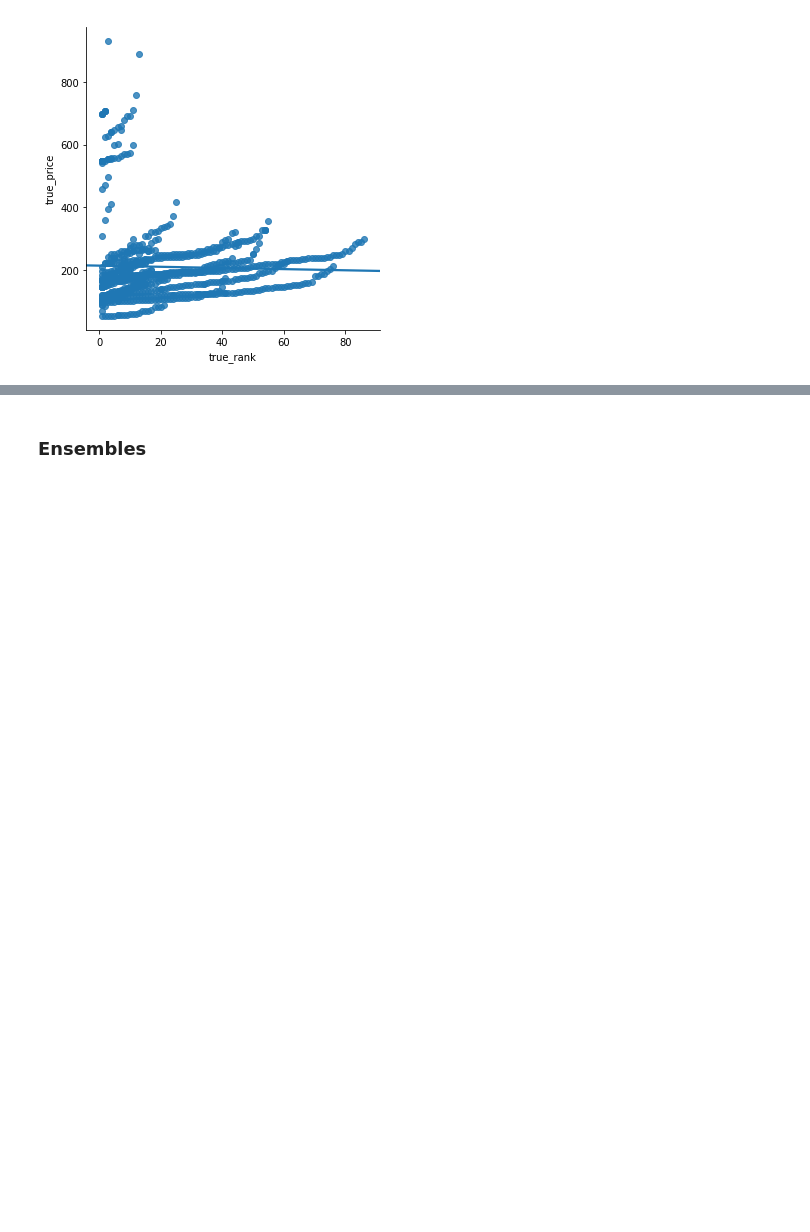
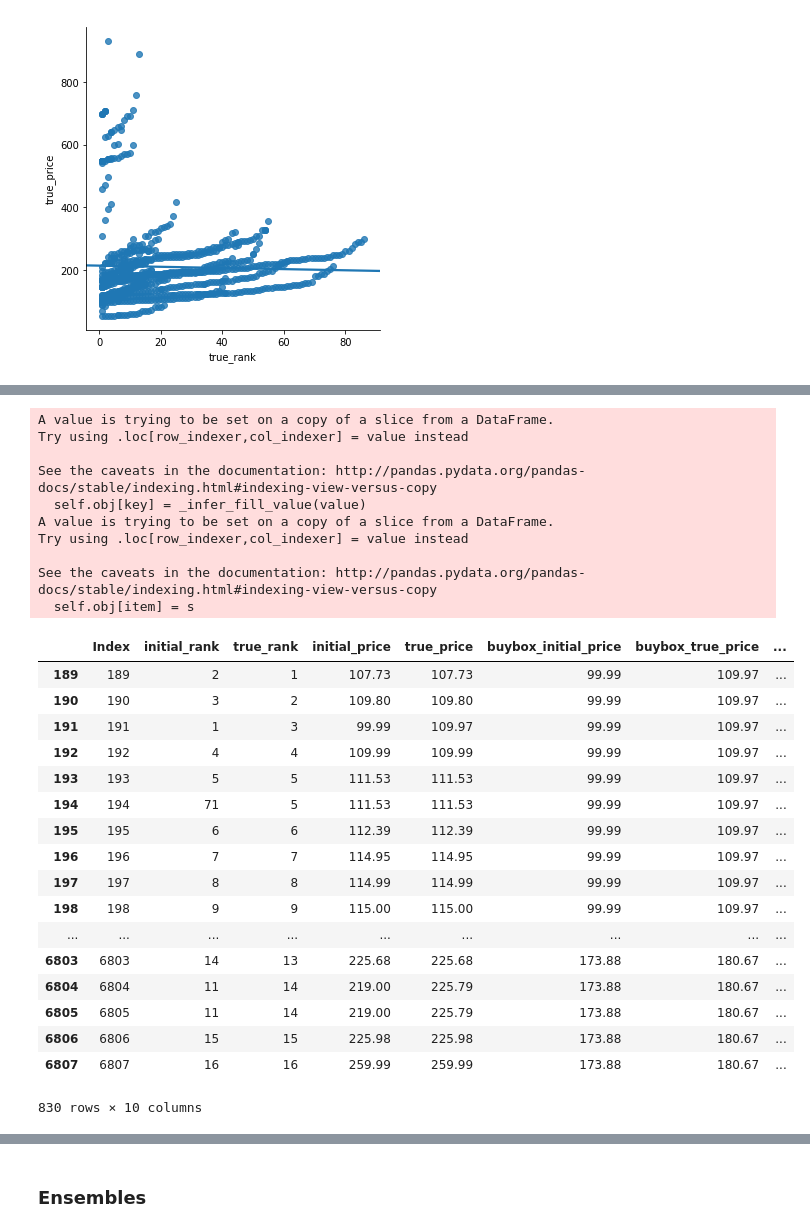
Before and after one commit to Adduuuci/master_project_final, a Jupyter notebook: ga_final_project_final.ipynb, the cells around one changed output, grey strips where cells are left out. Drawn from its saved outputs; the diff is of its cells as text; code cells hidden in the pictures; blank space fills up the shorter version.

```diff
--- a/ga_final_project_part5 test.ipynb
+++ b/ga_final_project_final.ipynb
@@ -770,0 +818,33 @@ sns.lmplot(x='true_price', y='bb_vtype', data=test1, ci=None);
+# %%
+# Compare fitted values to actual
+test1.loc[:, 'predictions'] = lr_rankprice.predict(X)
+test1
+# %% [output]
+A value is trying to be set on a copy of a slice from a DataFrame.
+Try using .loc[row_indexer,col_indexer] = value instead
+
+See the caveats in the documentation: http://pandas.pydata.org/pandas-docs/stable/indexing.html#indexing-view-versus-copy
+  self.obj[key] = _infer_fill_value(value)
+A value is trying to be set on a copy of a slice from a DataFrame.
+Try using .loc[row_indexer,col_indexer] = value instead
+
+See the caveats in the documentation: http://pandas.pydata.org/pandas-docs/stable/indexing.html#indexing-view-versus-copy
+  self.obj[item] = s
+|  | Index | initial_rank | true_rank | initial_price | true_price | buybox_initial_price | buybox_true_price | ... |
+| 189 | 189 | 2 | 1 | 107.73 | 107.73 | 99.99 | 109.97 | ... |
+| 190 | 190 | 3 | 2 | 109.80 | 109.80 | 99.99 | 109.97 | ... |
+| 191 | 191 | 1 | 3 | 99.99 | 109.97 | 99.99 | 109.97 | ... |
+| 192 | 192 | 4 | 4 | 109.99 | 109.99 | 99.99 | 109.97 | ... |
+| 193 | 193 | 5 | 5 | 111.53 | 111.53 | 99.99 | 109.97 | ... |
+| 194 | 194 | 71 | 5 | 111.53 | 111.53 | 99.99 | 109.97 | ... |
+| 195 | 195 | 6 | 6 | 112.39 | 112.39 | 99.99 | 109.97 | ... |
+| 196 | 196 | 7 | 7 | 114.95 | 114.95 | 99.99 | 109.97 | ... |
+| 197 | 197 | 8 | 8 | 114.99 | 114.99 | 99.99 | 109.97 | ... |
+| 198 | 198 | 9 | 9 | 115.00 | 115.00 | 99.99 | 109.97 | ... |
+| ... | ... | ... | ... | ... | ... | ... | ... | ... |
+| 6803 | 6803 | 14 | 13 | 225.68 | 225.68 | 173.88 | 180.67 | ... |
+| 6804 | 6804 | 11 | 14 | 219.00 | 225.79 | 173.88 | 180.67 | ... |
+| 6805 | 6805 | 11 | 14 | 219.00 | 225.79 | 173.88 | 180.67 | ... |
+| 6806 | 6806 | 15 | 15 | 225.98 | 225.98 | 173.88 | 180.67 | ... |
+| 6807 | 6807 | 16 | 16 | 259.99 | 259.99 | 173.88 | 180.67 | ... |
+830 rows × 10 columns
```
Also changed, not shown: parts of 29 cells of this notebook.
